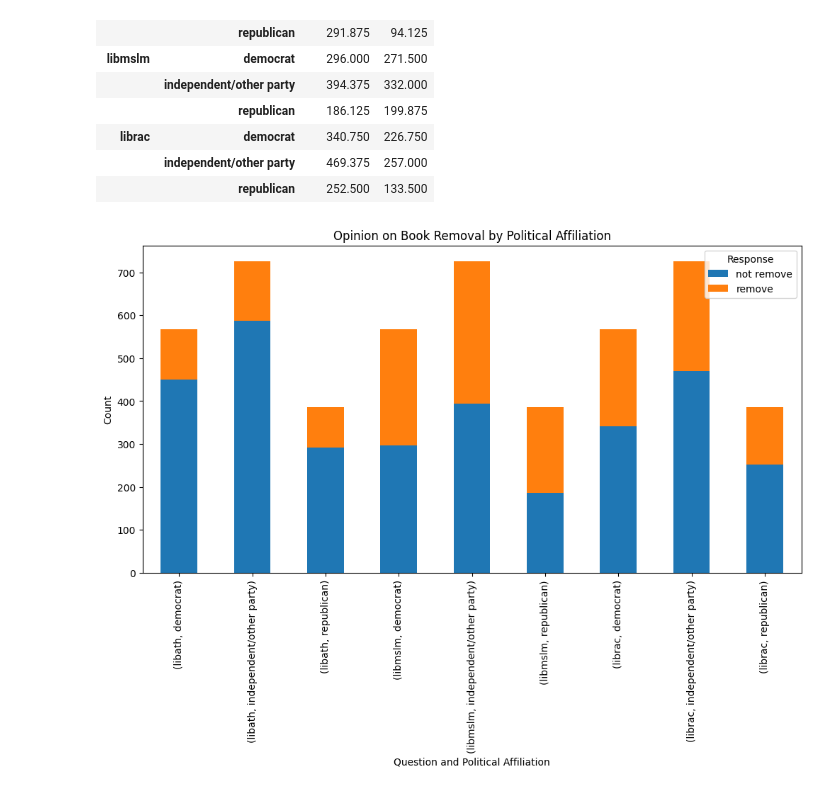
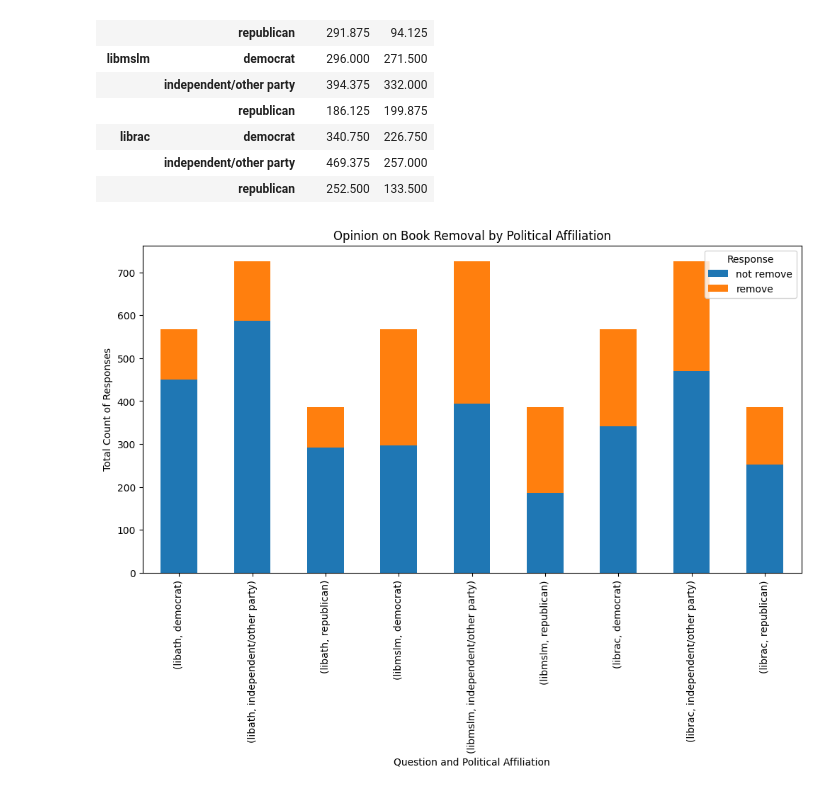
Before and after one commit to manaswinit26/group19, a Jupyter notebook: lab1 (1).ipynb, the cells around one changed output. Drawn from its saved outputs; the diff is of its cells as text; code cells hidden in the pictures.

```diff
--- a/lab1 (1).ipynb
+++ b/lab1 (1).ipynb
@@ -269,10 +269,10 @@ pivot_df
 # %%
 pivot_df.plot(kind='bar', stacked=True, figsize=(12, 6))
 plt.title('Opinion on Book Removal by Political Affiliation')
 plt.xlabel('Question and Political Affiliation')
-plt.ylabel('Count')
+plt.ylabel('Total Count of Responses')
 plt.legend(title='Response')
 
 plt.show()
 # %% [output]
-[figure, old version]
+[figure, new version]
```
